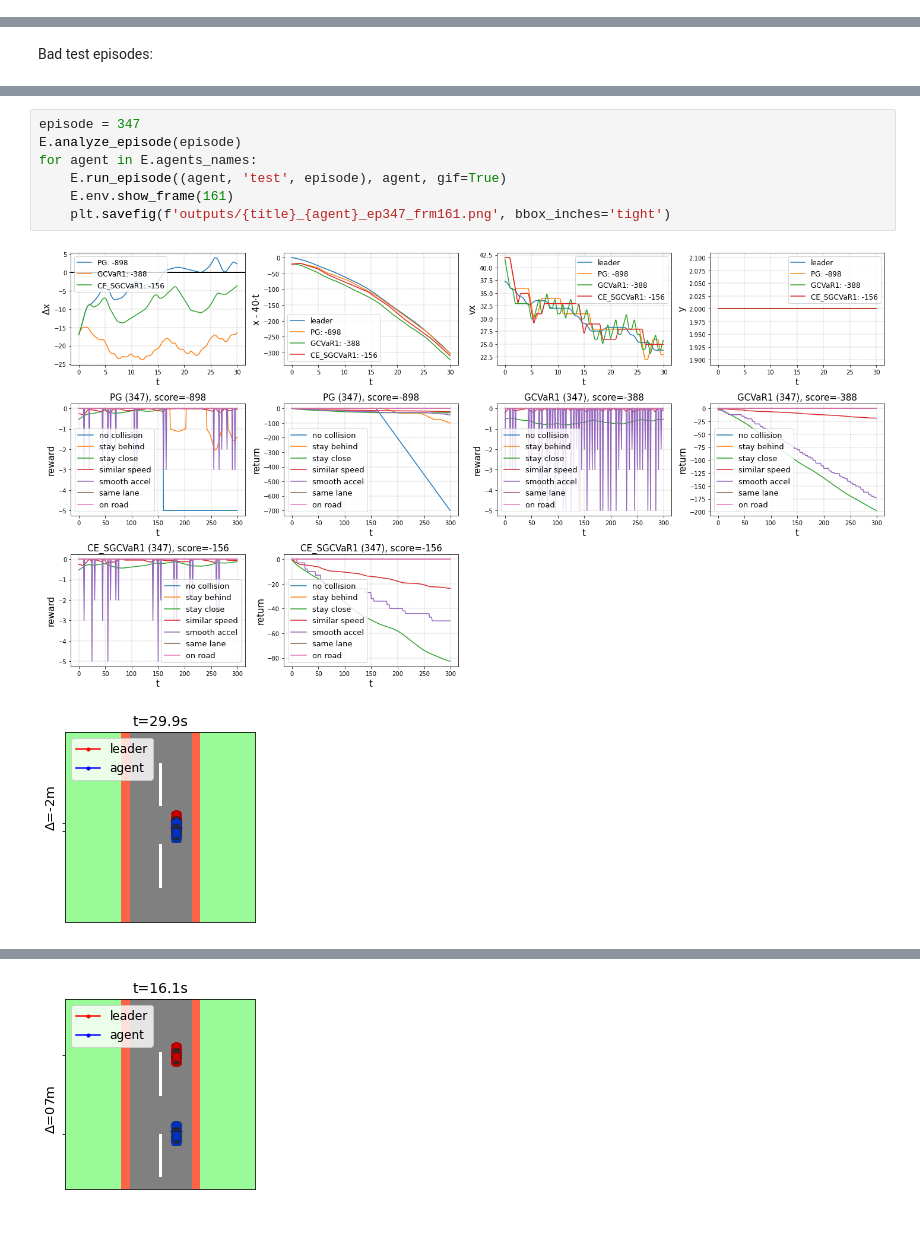
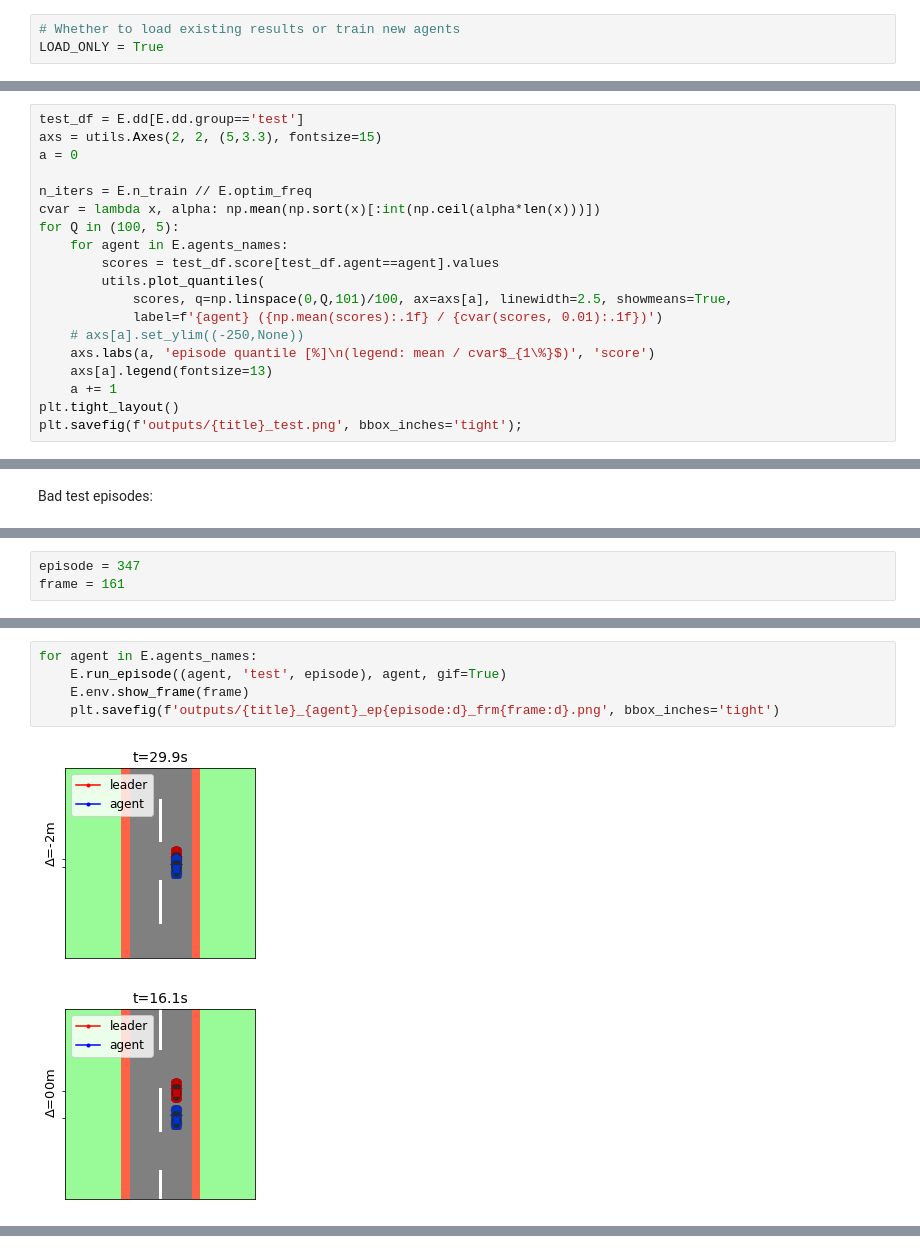
Before and after one commit to ido90/CeSoR, a Jupyter notebook: DrivingExample.ipynb, the cells around one changed output, grey strips where cells are left out. Saved outputs shown, nothing was run; the diff lists cells and outputs as text.

```diff
--- a/DrivingExample.ipynb
+++ b/DrivingExample.ipynb
@@ -22,4 +22,7 @@ np.set_printoptions(precision=4)
 np.set_printoptions(linewidth=150)
 np.set_printoptions(suppress=True)
 torch.set_printoptions(linewidth=150)
+# %%
+# Whether to load existing results or train new agents
+LOAD_ONLY = True
 # %% [markdown]
@@ -87,0 +106,19 @@ Wall time: 7h 24min 46s
+# %%
+test_df = E.dd[E.dd.group=='test']
+axs = utils.Axes(2, 2, (5,3.3), fontsize=15)
+a = 0
+
+n_iters = E.n_train // E.optim_freq
+cvar = lambda x, alpha: np.mean(np.sort(x)[:int(np.ceil(alpha*len(x)))])
+for Q in (100, 5):
+    for agent in E.agents_names:
+        scores = test_df.score[test_df.agent==agent].values
+        utils.plot_quantiles(
+            scores, q=np.linspace(0,Q,101)/100, ax=axs[a], linewidth=2.5, showmeans=True,
+            label=f'{agent} ({np.mean(scores):.1f} / {cvar(scores, 0.01):.1f})')
+    # axs[a].set_ylim((-250,None))
+    axs.labs(a, 'episode quantile [%]\n(legend: mean / cvar$_{1\%}$)', 'score')
+    axs[a].legend(fontsize=13)
+    a += 1
+plt.tight_layout()
+plt.savefig(f'outputs/{title}_test.png', bbox_inches='tight');
@@ -118 +168,4 @@ d[(d.group=='test')&(d.score<-700)]
 28 rows × 24 columns
+# %%
+episode = 347
+frame = 161
@@ -119,10 +178,8 @@ d[(d.group=='test')&(d.score<-700)]
 # %%
-episode = 347
-E.analyze_episode(episode)
 for agent in E.agents_names:
     E.run_episode((agent, 'test', episode), agent, gif=True)
-    E.env.show_frame(161)
-    plt.savefig(f'outputs/{title}_{agent}_ep347_frm161.png', bbox_inches='tight')
+    E.env.show_frame(frame)
+    plt.savefig(f'outputs/{title}_{agent}_ep{episode:d}_frm{frame:d}.png', bbox_inches='tight')
 # %% [output]
-[figure, old version]
+[figure, new version]
-[figure, old version]
+[figure, new version]
@@ -133 +189,0 @@ for agent in E.agents_names:
-[figure, removed]
```
Also changed, not shown: parts of 14 cells of this notebook.
